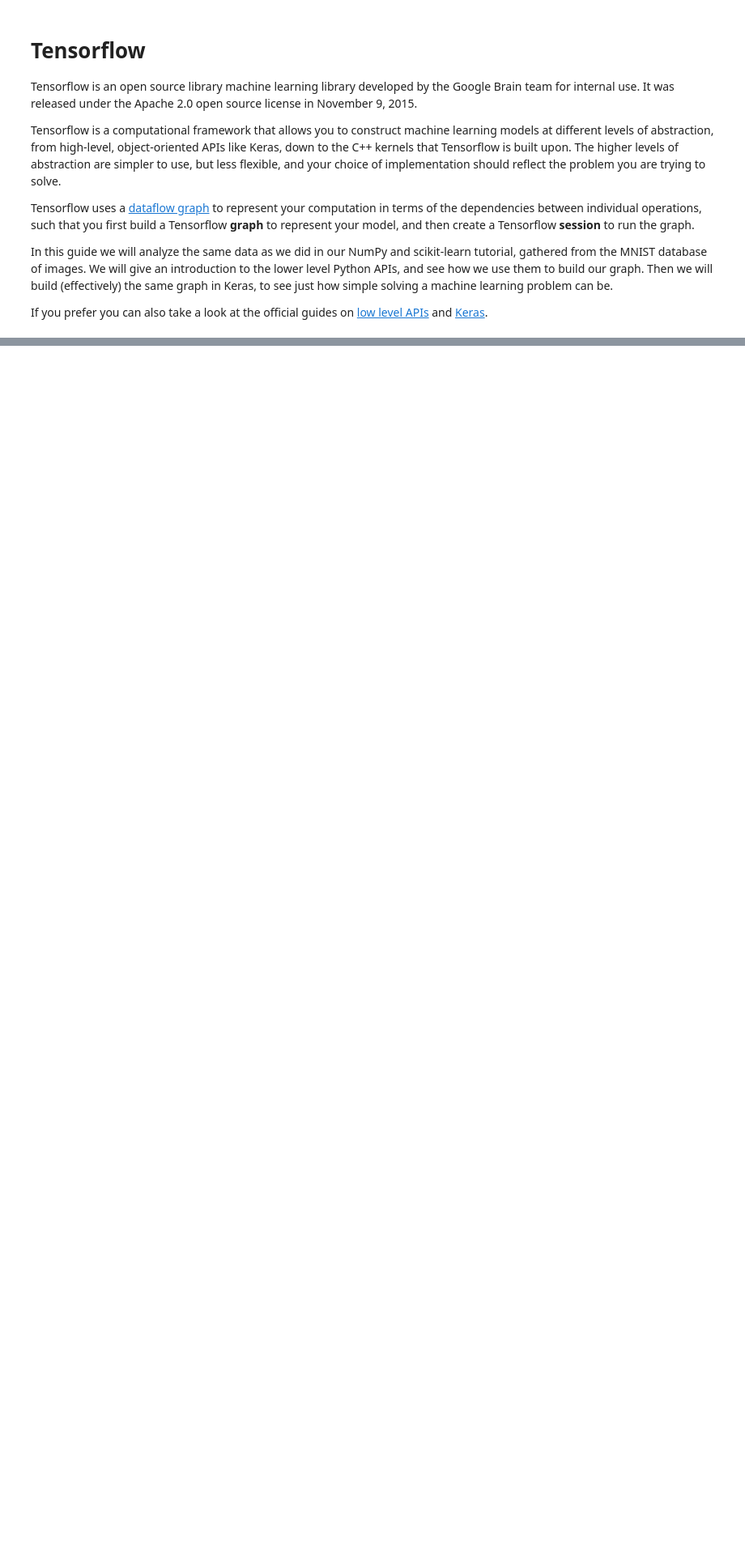
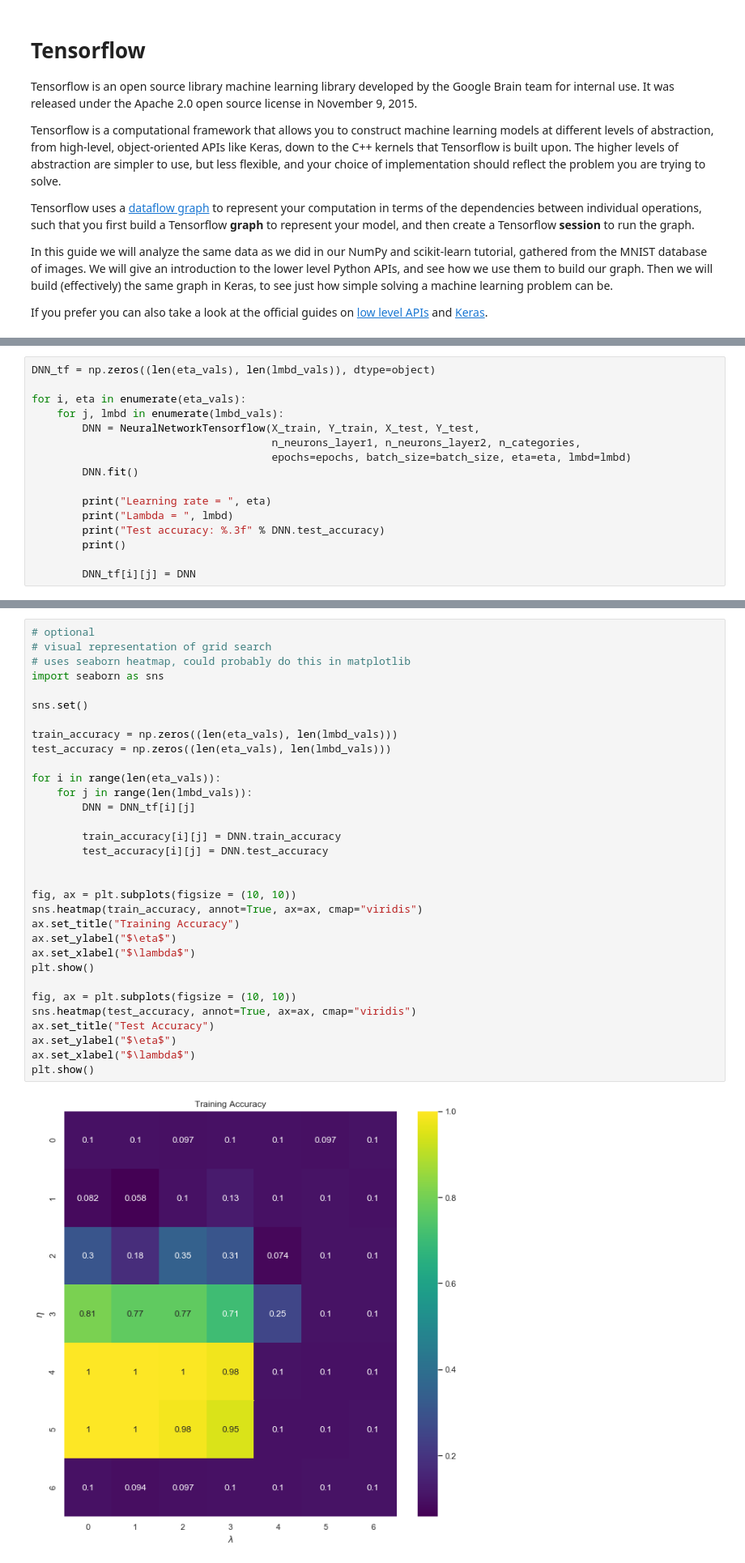
Before and after one commit to aglgit/course-material, a Jupyter notebook: notebooks/building-neural-networks-tensorflow-keras.ipynb, the cells around one changed output, grey strips where cells are left out. Shown: that part at 81% size. Drawn from its saved outputs; the diff is of its cells as text; blank space fills up the shorter version.

```diff
--- a/notebooks/building-neural-networks-tensorflow-keras.ipynb
+++ b/notebooks/building-neural-networks-tensorflow-keras.ipynb
@@ -198,0 +266,16 @@ Test accuracy: 0.806
+# %%
+DNN_tf = np.zeros((len(eta_vals), len(lmbd_vals)), dtype=object)
+
+for i, eta in enumerate(eta_vals):
+    for j, lmbd in enumerate(lmbd_vals):
+        DNN = NeuralNetworkTensorflow(X_train, Y_train, X_test, Y_test,
+                                      n_neurons_layer1, n_neurons_layer2, n_categories,
+                                      epochs=epochs, batch_size=batch_size, eta=eta, lmbd=lmbd)
+        DNN.fit()
+
+        print("Learning rate = ", eta)
+        print("Lambda = ", lmbd)
+        print("Test accuracy: %.3f" % DNN.test_accuracy)
+        print()
+
+        DNN_tf[i][j] = DNN
@@ -198,0 +300,34 @@ Test accuracy: 0.806
+# %%
+# optional
+# visual representation of grid search
+# uses seaborn heatmap, could probably do this in matplotlib
+import seaborn as sns
+
+sns.set()
+
+train_accuracy = np.zeros((len(eta_vals), len(lmbd_vals)))
+test_accuracy = np.zeros((len(eta_vals), len(lmbd_vals)))
+
+for i in range(len(eta_vals)):
+    for j in range(len(lmbd_vals)):
+        DNN = DNN_tf[i][j]
+
+        train_accuracy[i][j] = DNN.train_accuracy
+        test_accuracy[i][j] = DNN.test_accuracy
+
+
+fig, ax = plt.subplots(figsize = (10, 10))
+sns.heatmap(train_accuracy, annot=True, ax=ax, cmap="viridis")
+ax.set_title("Training Accuracy")
+ax.set_ylabel("$\eta$")
+ax.set_xlabel("$\lambda$")
+plt.show()
+
+fig, ax = plt.subplots(figsize = (10, 10))
+sns.heatmap(test_accuracy, annot=True, ax=ax, cmap="viridis")
+ax.set_title("Test Accuracy")
+ax.set_ylabel("$\eta$")
+ax.set_xlabel("$\lambda$")
+plt.show()
+# %% [output]
+[figure, added]
```
Also changed, not shown: parts of 13 cells of this notebook, 4 other files.
